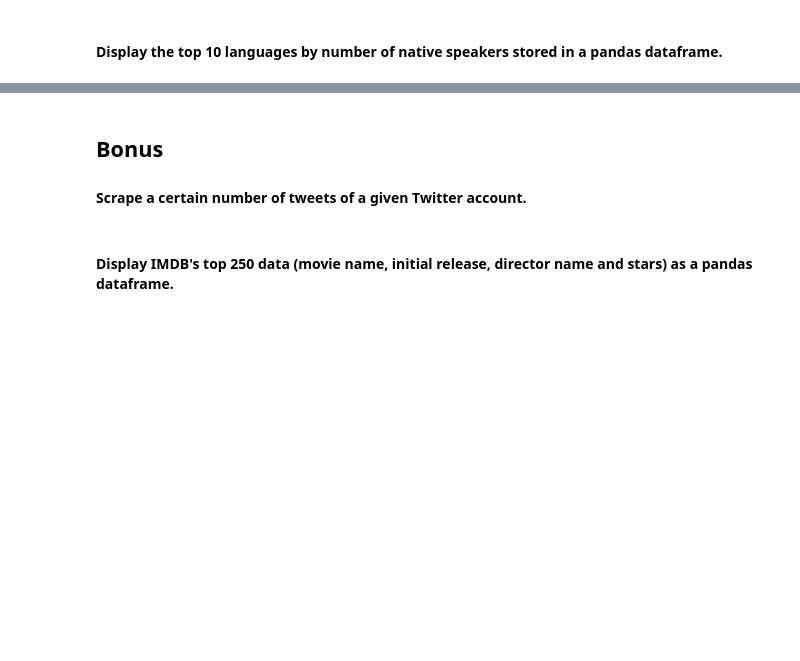
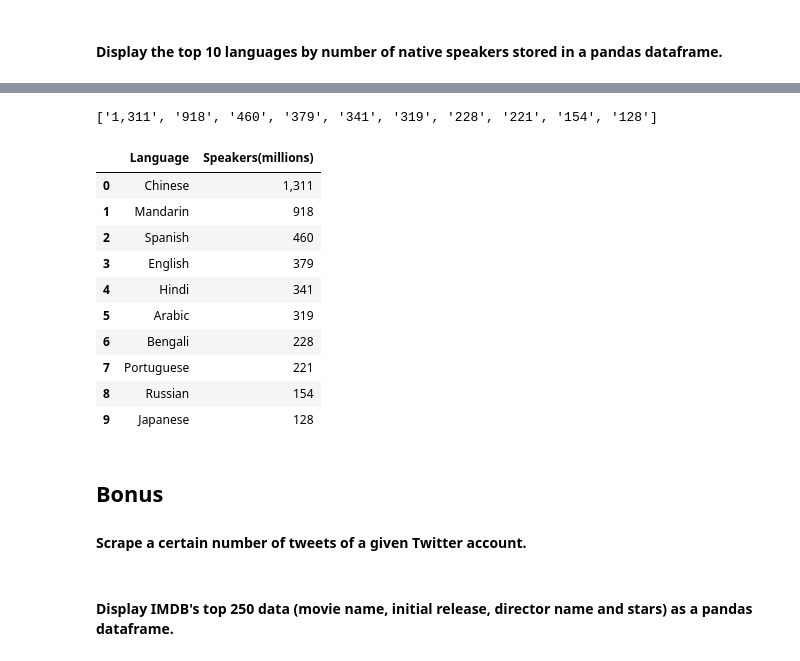
Before and after one commit to ta-data-lis/lab-web-scraping, a Jupyter notebook: your-code/main.ipynb, the cells around one changed output, grey strips where cells are left out. Cells and saved outputs as stored; diff of their text form; code cells hidden in the pictures; blank space fills up the shorter version.

```diff
--- a/your-code/main.ipynb
+++ b/your-code/main.ipynb
@@ -383,0 +482,21 @@ url = 'https://en.wikipedia.org/wiki/List_of_languages_by_number_of_native_speak
+# %%
+html = requests.get(url).content
+soup = BeautifulSoup(html, "lxml")
+
+table = soup.find_all('table', attrs = {'class':'wikitable sortable'})[0] #what is the [0] doing here?
+table
+
+rows_tag = table.find_all('tr')
+rows_tag
+
+rows = [i.text.replace('\n','').replace('(macrolanguage)','') for i in rows_tag[1:11]]
+rows
+
+lang = [re.findall(r'[a-zA-Z]' ,row) for row in rows]
+lang
+
+lang_join = [''.join(row) for row in lang]
+lang_join
+
+languages = [re.findall('[A-Z][^A-Z]*', i)[0] for i in lang_join]
+languages
@@ -384,3 +514,33 @@ url = 'https://en.wikipedia.org/wiki/List_of_languages_by_number_of_native_speak
+# %%
+rows1 = [i.text.replace('\n',' ') for i in rows_tag[1:11]]
+speakers1 = [re.findall(r'[0,0-9,0]+[0.0-9.0]+', i) for i in rows1] #the cell that contains Chinese speakers
+#is in a different format: 1,311 (it has a comma)
+
+speakers = [i[-2] for i in speakers1]
+speakers
+# %% [output]
+['1,311', '918', '460', '379', '341', '319', '228', '221', '154', '128']
+# %%
+#join everything in a dataframe
+
+final = dict(zip(languages,speakers))
+final
+
+df_final = pd.DataFrame(list(final.items()), columns=['Language', 'Speakers(millions)'])
+
+df_final
+# %% [output]
+|  | Language | Speakers(millions) |
+| 0 | Chinese | 1,311 |
+| 1 | Mandarin | 918 |
+| 2 | Spanish | 460 |
+| 3 | English | 379 |
+| 4 | Hindi | 341 |
+| 5 | Arabic | 319 |
+| 6 | Bengali | 228 |
+| 7 | Portuguese | 221 |
+| 8 | Russian | 154 |
+| 9 | Japanese | 128 |
 # %% [markdown]
 ## Bonus
 #### Scrape a certain number of tweets of a given Twitter account.
```
Also changed, not shown: parts of 16 cells of this notebook.
